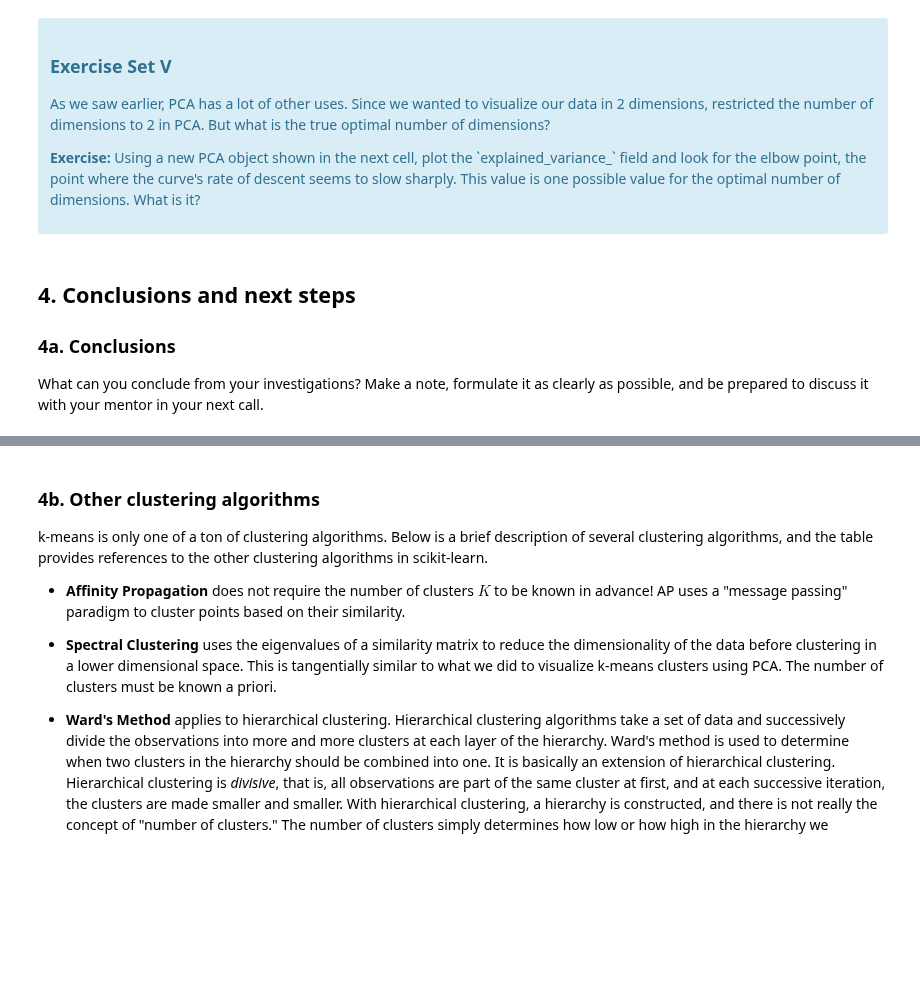
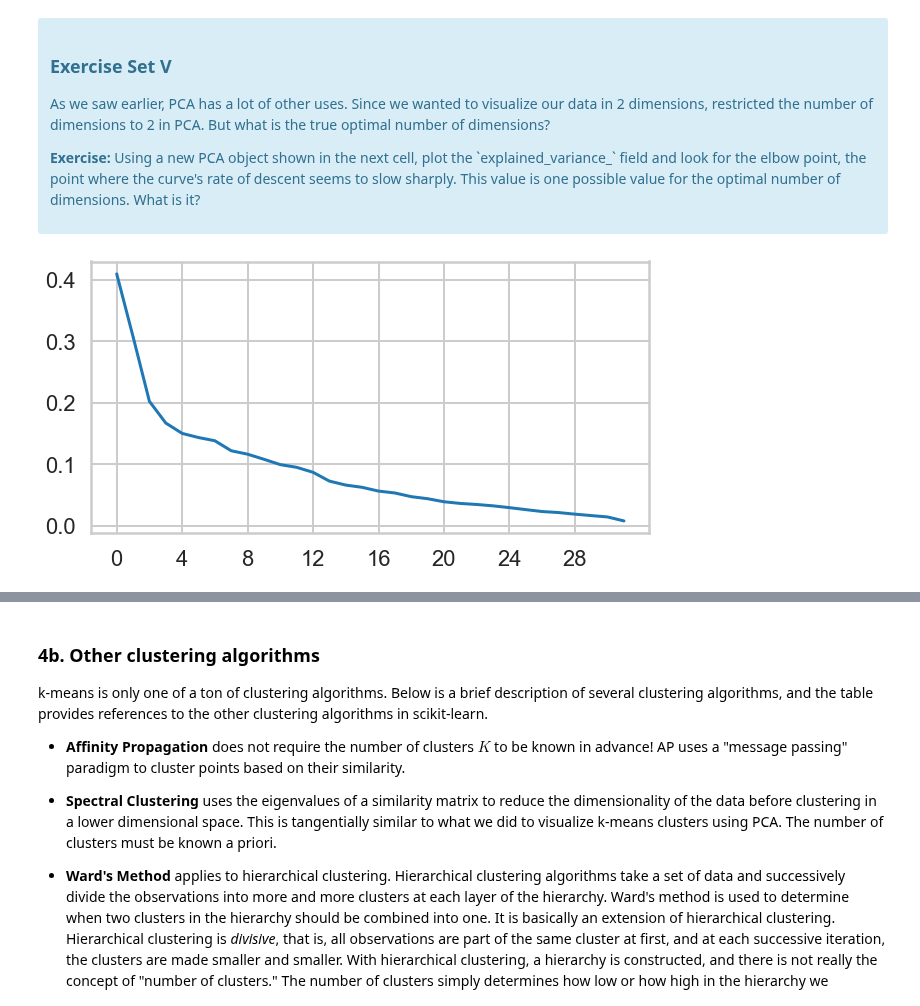
Before and after one commit to ennis-kurt/SpringBoard, a Jupyter notebook: CaseStudy_Customer_Segmentation_using_Clustering_K-means/Clustering Case Study - Customer Segmentation with K-Means - Tier 3.ipynb, the cells around one changed output, grey strips where cells are left out. Drawn from its saved outputs; the diff is of its cells as text; code cells hidden in the pictures; blank space fills up the shorter version.

```diff
--- a/CaseStudy_Customer_Segmentation_using_Clustering_K-means/Clustering Case Study - Customer Segmentation with K-Means - Tier 3.ipynb
+++ b/CaseStudy_Customer_Segmentation_using_Clustering_K-means/Clustering Case Study - Customer Segmentation with K-Means - Tier 3.ipynb
@@ -380,12 +396,16 @@ What we've done is we've taken those columns of 0/1 indicator variables, and we'
 # %%
 #your turn
 # Initialize a new PCA model with a default number of components.
 import sklearn.decomposition
 pca = sklearn.decomposition.PCA()
 pca.fit(X)
 
 # Do the rest on your own :)
+pca.explained_variance_
+plt.figure(figsize=(10,5))
+plt.plot(pca.explained_variance_)
+plt.xticks(range(0,30,4))
+plt.show()
+# plt.tight_layout()
+# %% [output]
+[figure, added]
-# %% [markdown]
-## 4. Conclusions and next steps
-### 4a. Conclusions
-What can you conclude from your investigations? Make a note, formulate it as clearly as possible, and be prepared to discuss it with your mentor in your next call.
```
Also changed, not shown: parts of 7 cells of this notebook.
